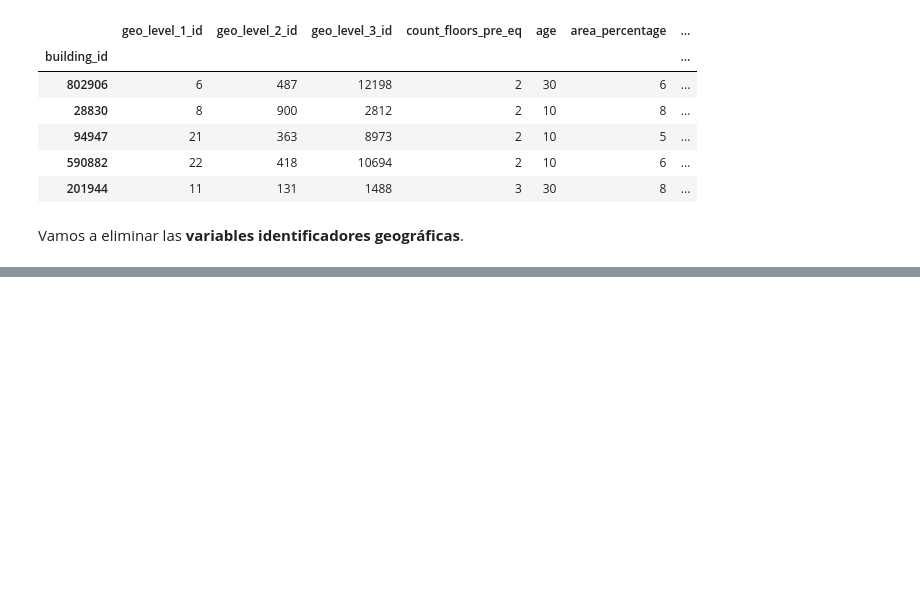
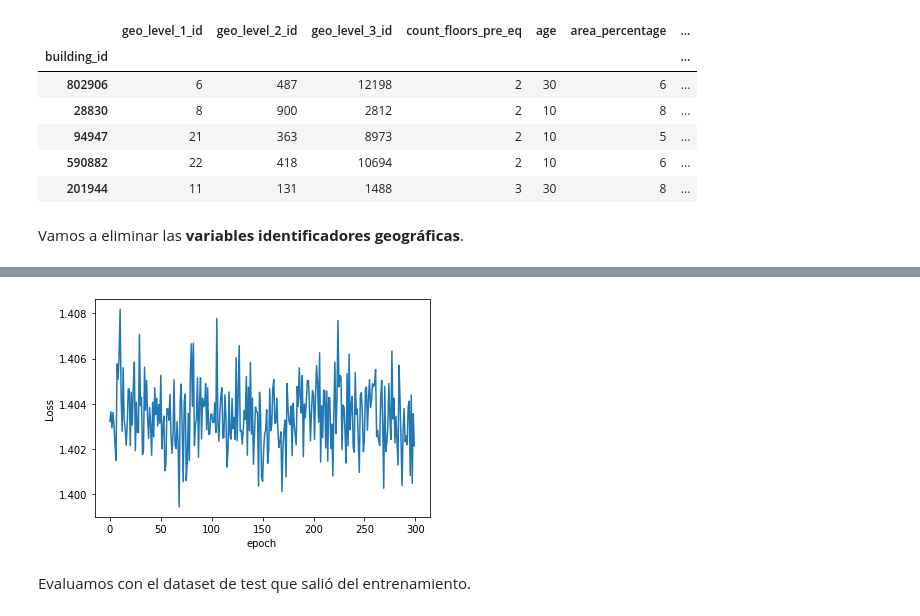
Before and after one commit to Thabby07/richter-predictor, a Jupyter notebook: TFM_Entrenamiento_Modelo.ipynb, the cells around one changed output, grey strips where cells are left out. Cells and saved outputs as stored; diff of their text form; code cells hidden in the pictures; blank space fills up the shorter version.

```diff
--- a/TFM_Entrenamiento_Modelo.ipynb
+++ b/TFM_Entrenamiento_Modelo.ipynb
@@ -353,0 +472,10 @@ X_train.head()
+# %%
+total_records = X.shape[0]
+test_records = int(total_records * .2)
+
+categorical_train_data = categorical_data[:total_records-test_records]
+categorical_test_data = categorical_data[total_records-test_records:total_records]
+numerical_train_data = numerical_data[:total_records-test_records]
+numerical_test_data = numerical_data[total_records-test_records:total_records]
+train_outputs = outputs[:total_records-test_records]
+test_outputs = outputs[total_records-test_records:total_records]
@@ -353,0 +540,4 @@ X_train.head()
+# %%
+output_size = np.unique(outputs).size
+hidden_layers_neurons = [50] #[200,100,50]
+model = Model(categorical_embedding_sizes, numerical_data.shape[1], output_size, hidden_layers_neurons, p=0.4)
@@ -353,0 +604,21 @@ X_train.head()
+# %%
+#loss_function = nn.CrossEntropyLoss()
+optimizer = torch.optim.Adam(model.parameters(), lr=0.001)
+# %%
+epochs = 300
+aggregated_losses = []
+
+for i in range(epochs):
+    i += 1
+    y_pred = model(categorical_train_data, numerical_train_data)
+    single_loss = f1_loss(train_outputs, y_pred,is_training=True)
+    aggregated_losses.append(single_loss)
+
+    if i%25 == 1:
+        print(f'epoch: {i:3} loss: {single_loss.item():10.8f}')
+
+    optimizer.zero_grad()
+    single_loss.backward()
+    optimizer.step()
+
+print(f'epoch: {i:3} loss: {single_loss.item():10.10f}')
@@ -353,0 +639,8 @@ X_train.head()
+# %%
+plt.plot(range(epochs), aggregated_losses)
+plt.ylabel('Loss')
+plt.xlabel('epoch');
+# %% [output]
+[figure, added]
+# %% [markdown]
+Evaluamos con el dataset de test que salió del entrenamiento.
```
Also changed, not shown: parts of 51 cells of this notebook.
